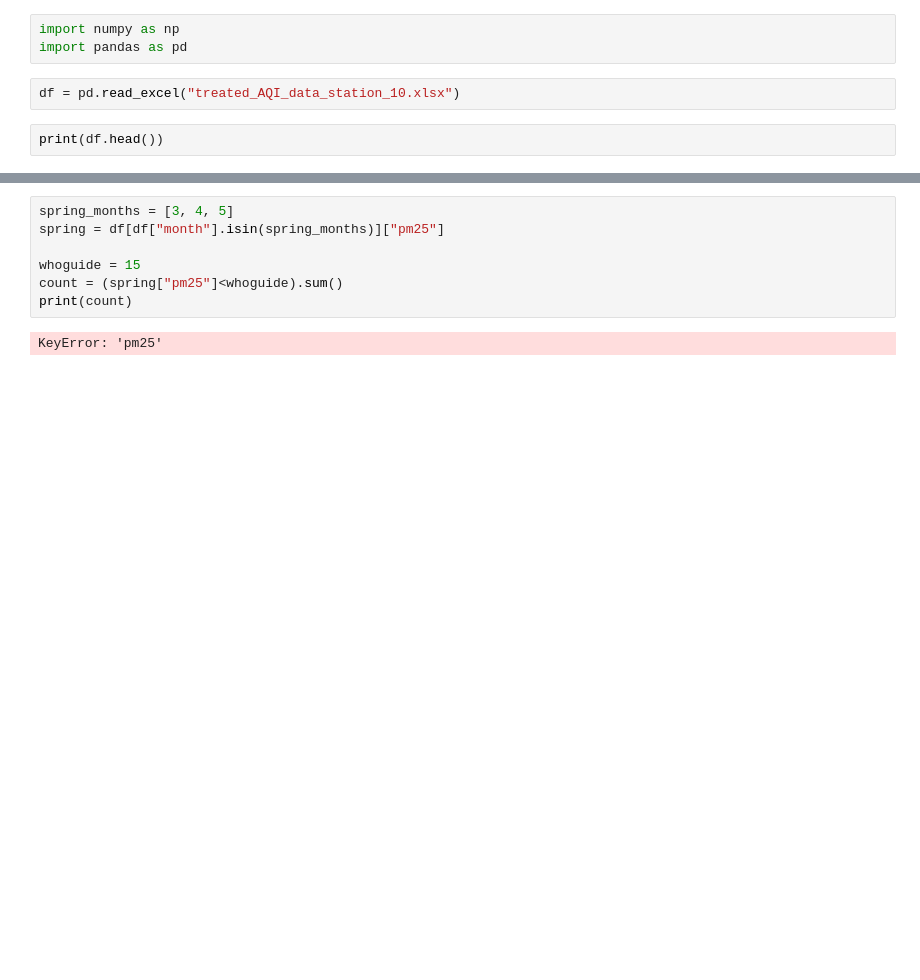
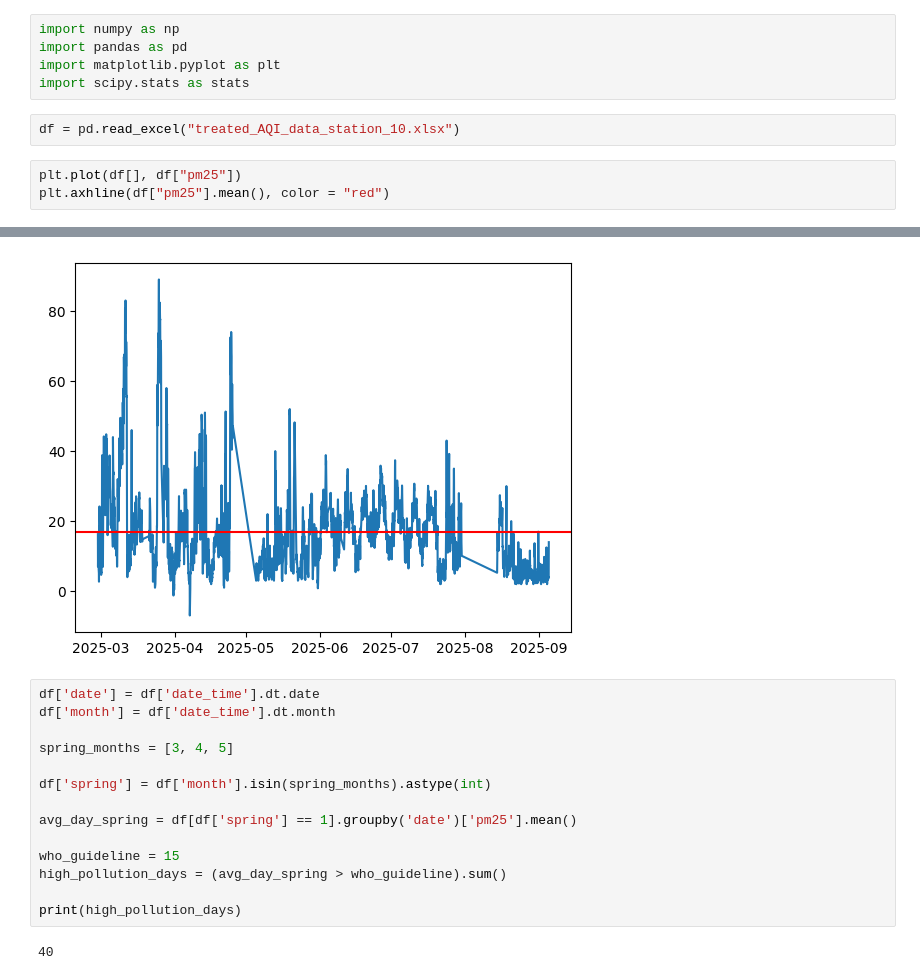
Before and after one commit to McJack3d/EXP_GO, a Jupyter notebook: EDH - /Statistical models/GroupAssignement/group10.ipynb, the cells around one changed output, grey strips where cells are left out. Drawn from its saved outputs; the diff is of its cells as text; blank space fills up the shorter version.

```diff
--- a/EDH - /Statistical models/GroupAssignement/group10.ipynb
+++ b/EDH - /Statistical models/GroupAssignement/group10.ipynb
@@ -1,8 +1,11 @@
 # %%
 import numpy as np
 import pandas as pd
+import matplotlib.pyplot as plt
+import scipy.stats as stats
 # %%
 df = pd.read_excel("treated_AQI_data_station_10.xlsx")
 # %%
-print(df.head())
+plt.plot(df[], df["pm25"])
+plt.axhline(df["pm25"].mean(), color = "red")
 # %% [output]
@@ -15,9 +13,17 @@ print(df.head())
+[figure, added]
 # %%
+df['date'] = df['date_time'].dt.date
+df['month'] = df['date_time'].dt.month
+
 spring_months = [3, 4, 5]
-spring = df[df["month"].isin(spring_months)]["pm25"]
 
-whoguide = 15
-count = (spring["pm25"]<whoguide).sum()
-print(count)
+df['spring'] = df['month'].isin(spring_months).astype(int)
+
+avg_day_spring = df[df['spring'] == 1].groupby('date')['pm25'].mean()
+
+who_guideline = 15
+high_pollution_days = (avg_day_spring > who_guideline).sum()
+
+print(high_pollution_days)
 # %% [output]
-KeyError: 'pm25'
+40
```
Also changed, not shown: parts of 2 cells of this notebook.
